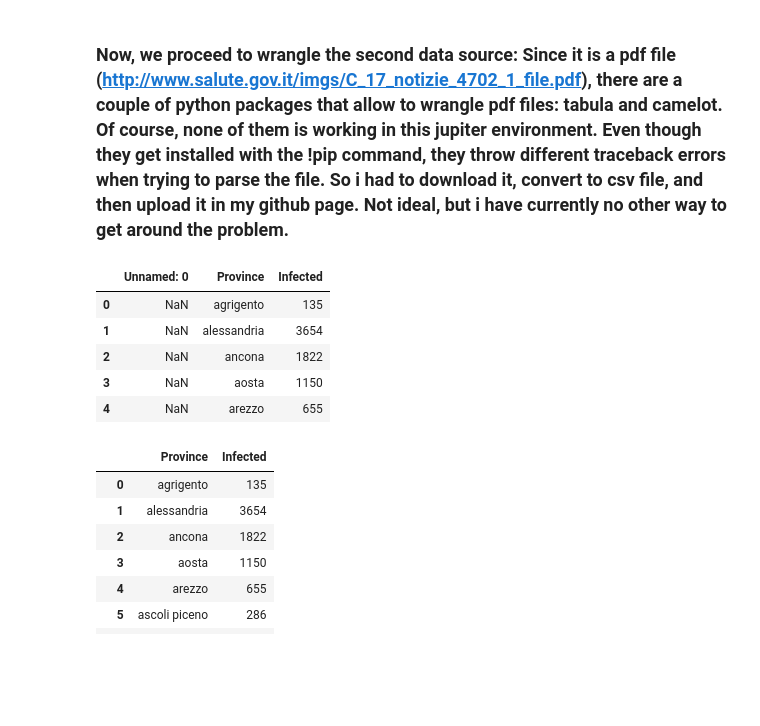
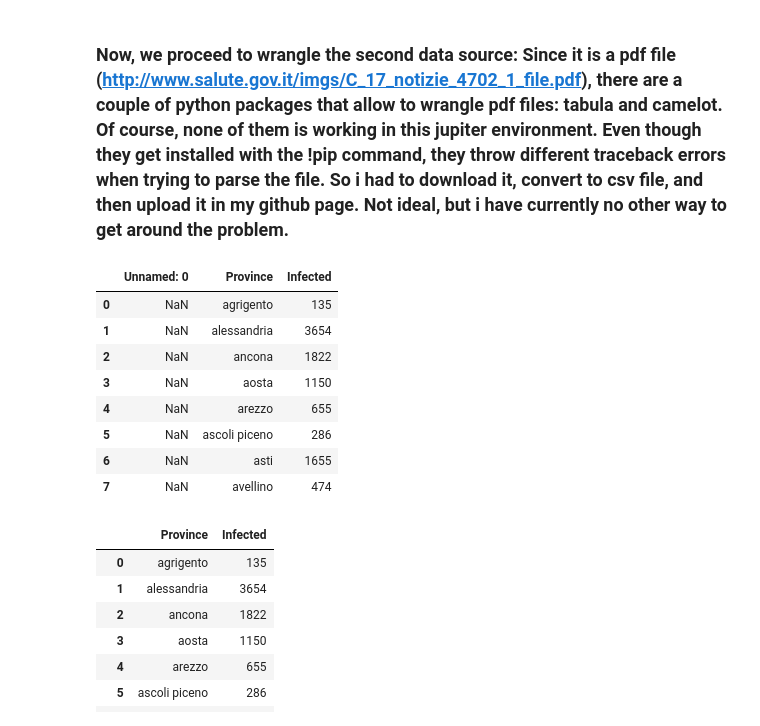
Before and after one commit to EmanueleLanzani/Coursera_Capstone, a Jupyter notebook: Covid - 19 Phase Two.ipynb, the cells around one changed output. Drawn from its saved outputs; the diff is of its cells as text; code cells hidden in the pictures; blank space fills up the shorter version.

```diff
--- a/Covid - 19 Phase Two.ipynb
+++ b/Covid - 19 Phase Two.ipynb
@@ -258,14 +257,17 @@ inf_df = pd.read_html(csv_file)
 # %%
 inf_df1 = inf_df[0]
 # %%
-inf_df1.head(5)
+inf_df1.head(8)
 # %% [output]
 |  | Unnamed: 0 | Province | Infected |
 | 0 | NaN | agrigento | 135 |
 | 1 | NaN | alessandria | 3654 |
 | 2 | NaN | ancona | 1822 |
 | 3 | NaN | aosta | 1150 |
 | 4 | NaN | arezzo | 655 |
+| 5 | NaN | ascoli piceno | 286 |
+| 6 | NaN | asti | 1655 |
+| 7 | NaN | avellino | 474 |
 # %%
 #The first column is clearly a parsing error, so we proceed to drop it:
 
```
Also changed, not shown: parts of 35 cells of this notebook.
